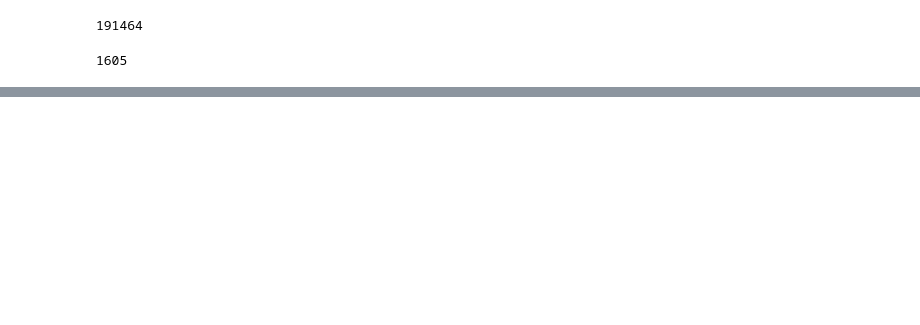
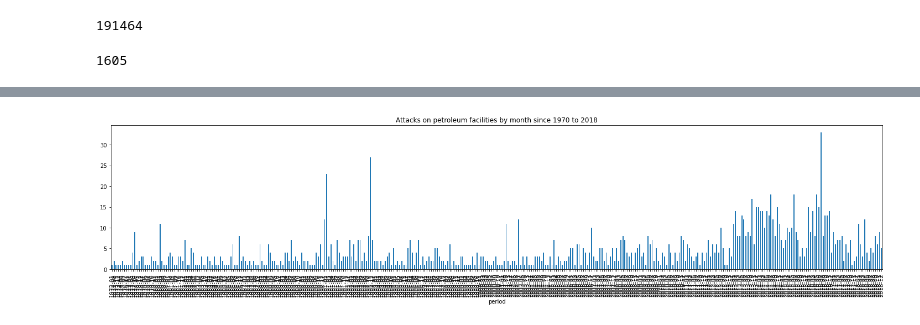
Before and after one commit to DenebAguirre/PetroleoArellanes, a Jupyter notebook: Notebooks/Terrorism.ipynb, the cells around one changed output, grey strips where cells are left out. Drawn from its saved outputs; the diff is of its cells as text; code cells hidden in the pictures; blank space fills up the shorter version.

Commit message:
Ended charts on terrorism and start exploring Variaciones data

```diff
--- a/Notebooks/Terrorism.ipynb
+++ b/Notebooks/Terrorism.ipynb
@@ -113,0 +68,6 @@ cols
+# %%
+#Group rows by period
+period = oil.groupby("period")
+#Count events in
+period = period["period"].count()
+period.tail()
@@ -113,0 +97,12 @@ cols
+# %%
+period.plot(kind='bar', figsize=(20,5))
+x_axis = np.arange(0, len(period))
+tick_locations = []
+for x in x_axis:
+        tick_locations.append(x)
+plt.xticks(tick_locations)
+plt.title("Attacks on petroleum facilities by month since 1970 to 2018")
+plt.tight_layout()
+plt.show()
+# %% [output]
+[figure, added]
```
Also changed, not shown: parts of 12 cells of this notebook, 2 other files.
